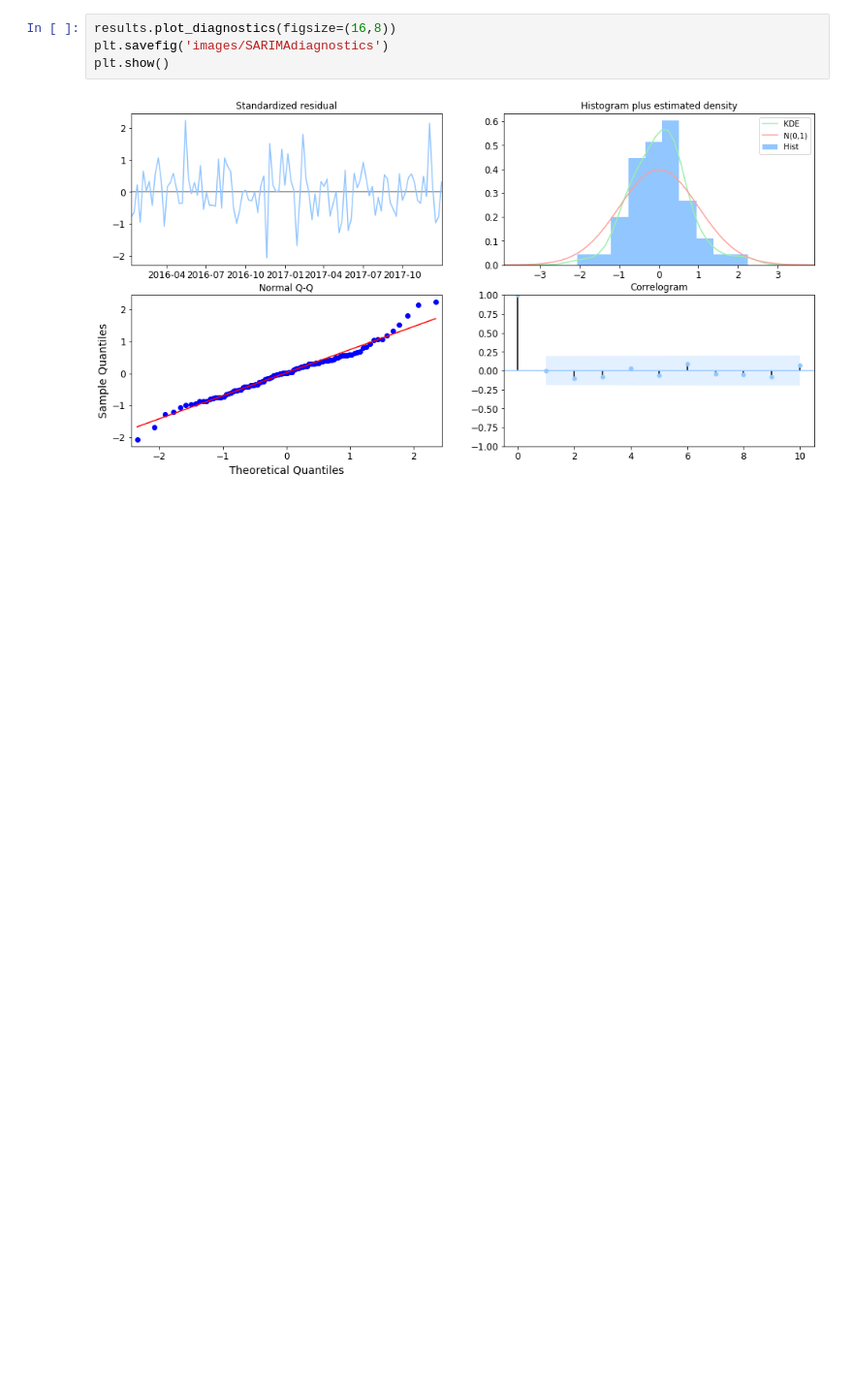
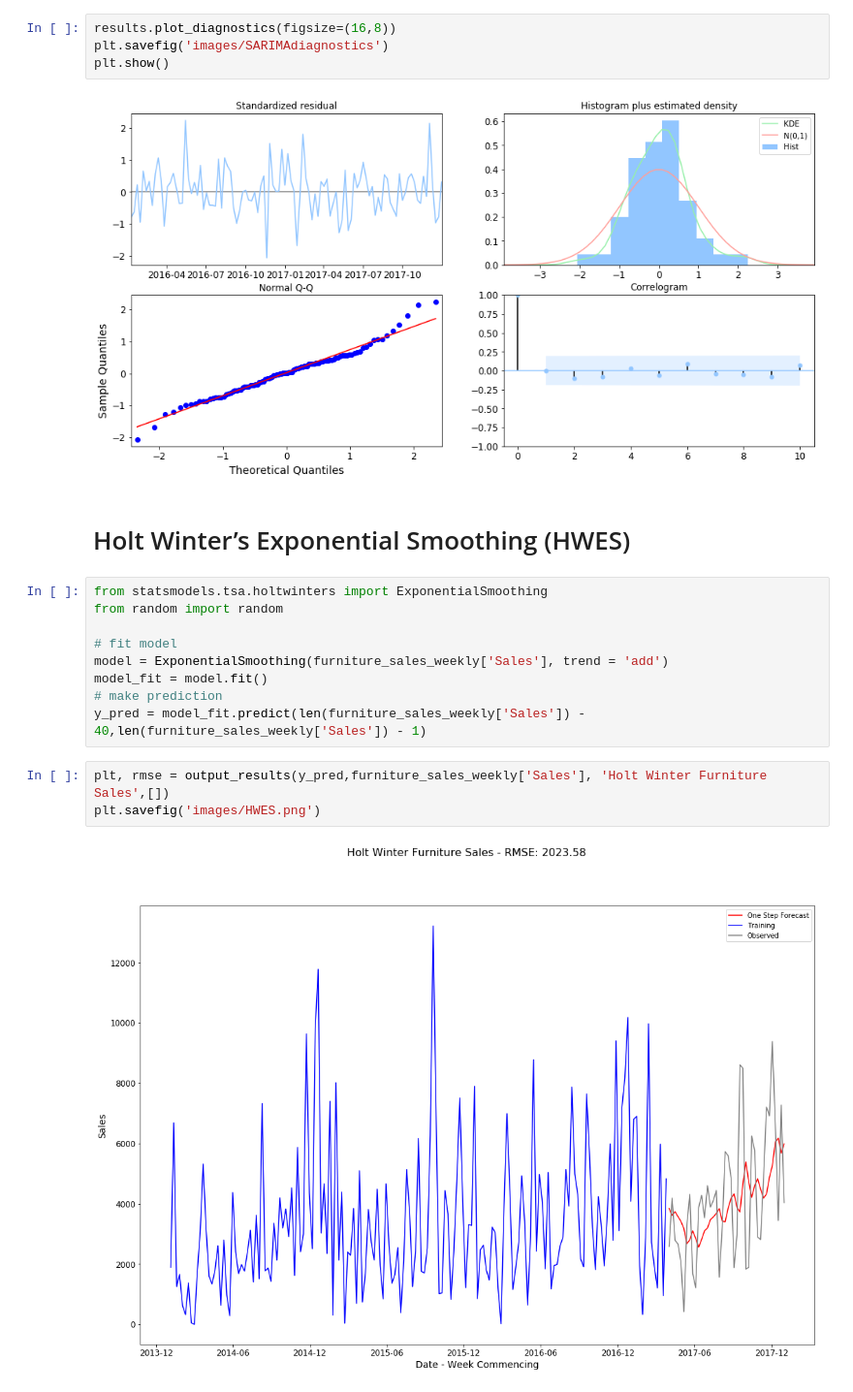
Before and after one commit to AriadneData/Python_Time_Series, a Jupyter notebook: TimeSeries_PoC_Classical.ipynb, the cells around one changed output. Shown at 97% size. Drawn from its saved outputs; the diff is of its cells as text; blank space fills up the shorter version.

```diff
--- a/TimeSeries_PoC_Classical.ipynb
+++ b/TimeSeries_PoC_Classical.ipynb
@@ -253,3 +262,19 @@ plt.savefig('images/SARIMAdiagnostics')
 plt.show()
 # %% [output]
 [figure]
+# %% [markdown]
+# Holt Winter’s Exponential Smoothing (HWES)
+# %%
+from statsmodels.tsa.holtwinters import ExponentialSmoothing
+from random import random
+
+# fit model
+model = ExponentialSmoothing(furniture_sales_weekly['Sales'], trend = 'add')
+model_fit = model.fit()
+# make prediction
+y_pred = model_fit.predict(len(furniture_sales_weekly['Sales']) - 40,len(furniture_sales_weekly['Sales']) - 1)
+# %%
+plt, rmse = output_results(y_pred,furniture_sales_weekly['Sales'], 'Holt Winter Furniture Sales',[])
+plt.savefig('images/HWES.png')
+# %% [output]
+[figure, added]
```
Also changed, not shown: parts of 4 cells of this notebook, 27 other files.
